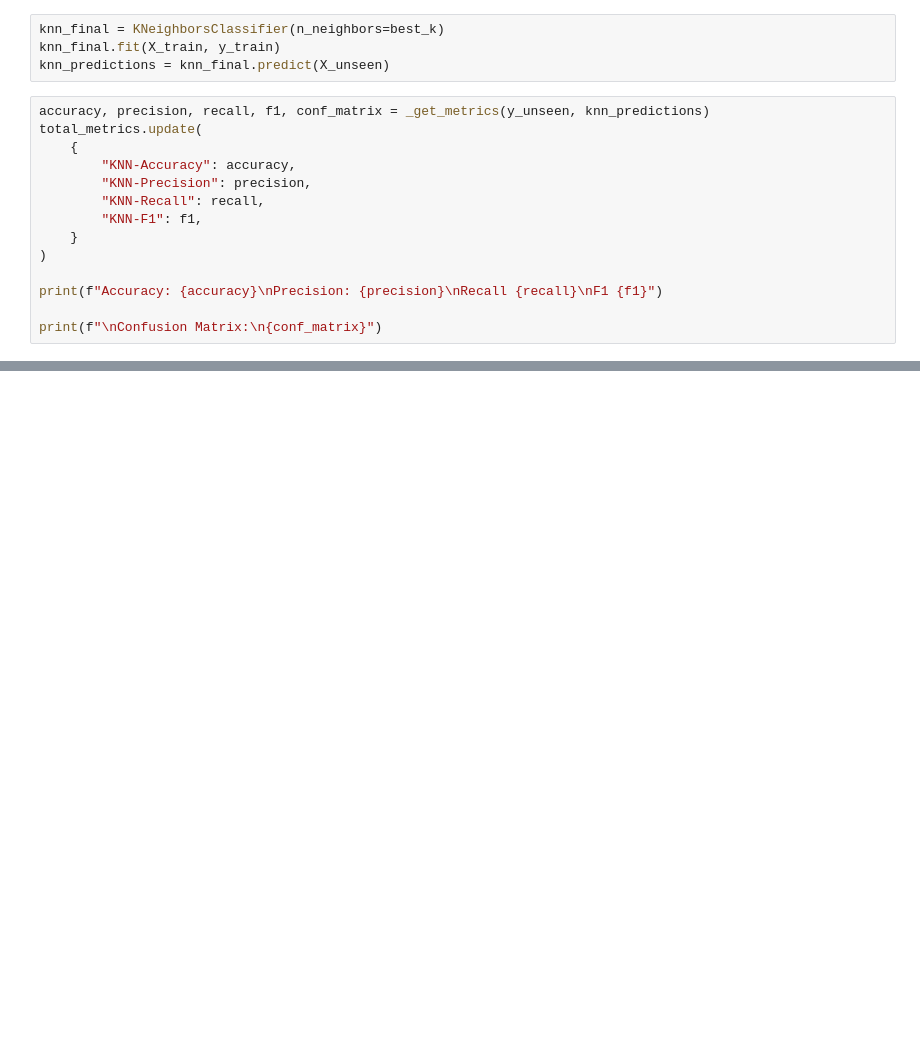
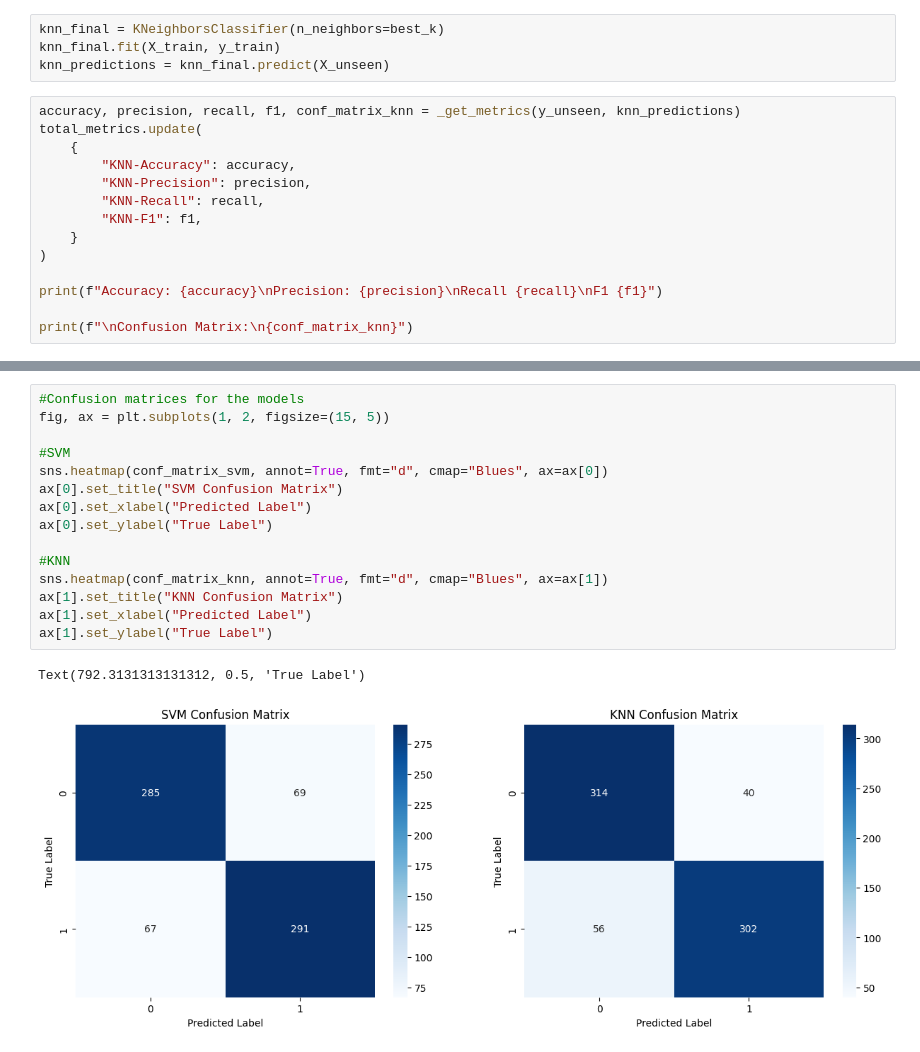
Before and after one commit to OmarNasri/ECG-abnormality-detector, a Jupyter notebook: detector.ipynb, the cells around one changed output, grey strips where cells are left out. Drawn from its saved outputs; the diff is of its cells as text; blank space fills up the shorter version.

```diff
--- a/detector.ipynb
+++ b/detector.ipynb
@@ -669,7 +667,7 @@ knn_final = KNeighborsClassifier(n_neighbors=best_k)
 knn_final.fit(X_train, y_train)
 knn_predictions = knn_final.predict(X_unseen)
 # %%
-accuracy, precision, recall, f1, conf_matrix = _get_metrics(y_unseen, knn_predictions)
+accuracy, precision, recall, f1, conf_matrix_knn = _get_metrics(y_unseen, knn_predictions)
 total_metrics.update(
     {
         "KNN-Accuracy": accuracy,
@@ -681,7 +679,7 @@ total_metrics.update(
 
 print(f"Accuracy: {accuracy}\nPrecision: {precision}\nRecall {recall}\nF1 {f1}")
 
-print(f"\nConfusion Matrix:\n{conf_matrix}")
+print(f"\nConfusion Matrix:\n{conf_matrix_knn}")
 # %% [output]
 Accuracy: 0.8651685393258427
 Precision: 0.8830409356725146
@@ -721,0 +747,18 @@ total_metrics
+# %%
+#Confusion matrices for the models
+fig, ax = plt.subplots(1, 2, figsize=(15, 5))
+
+#SVM
+sns.heatmap(conf_matrix_svm, annot=True, fmt="d", cmap="Blues", ax=ax[0])
+ax[0].set_title("SVM Confusion Matrix")
+ax[0].set_xlabel("Predicted Label")
+ax[0].set_ylabel("True Label")
+
+#KNN
+sns.heatmap(conf_matrix_knn, annot=True, fmt="d", cmap="Blues", ax=ax[1])
+ax[1].set_title("KNN Confusion Matrix")
+ax[1].set_xlabel("Predicted Label")
+ax[1].set_ylabel("True Label")
+# %% [output]
+Text(792.3131313131312, 0.5, 'True Label')
+[figure, added]
```
Also changed, not shown: parts of 11 cells of this notebook.
